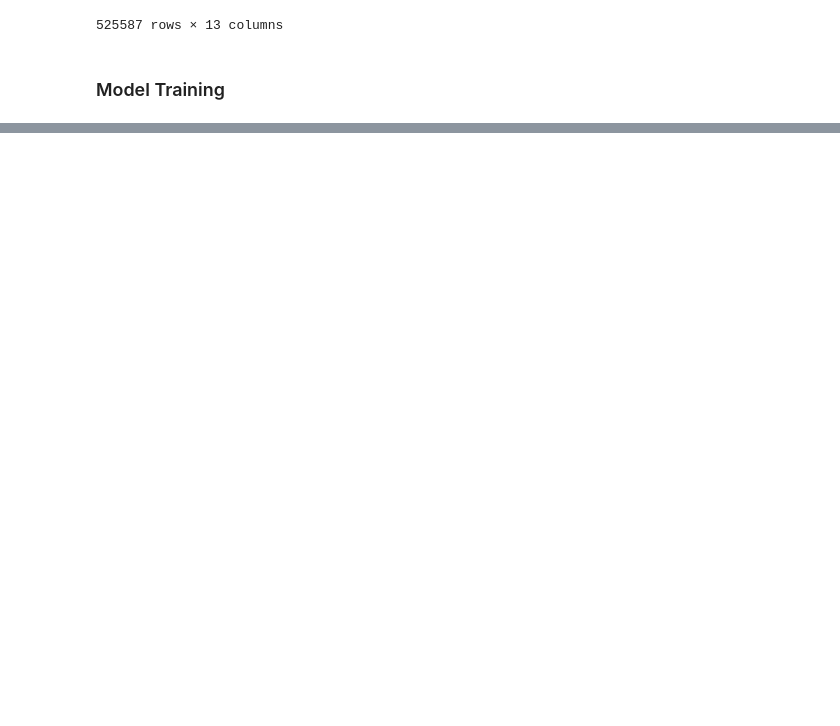
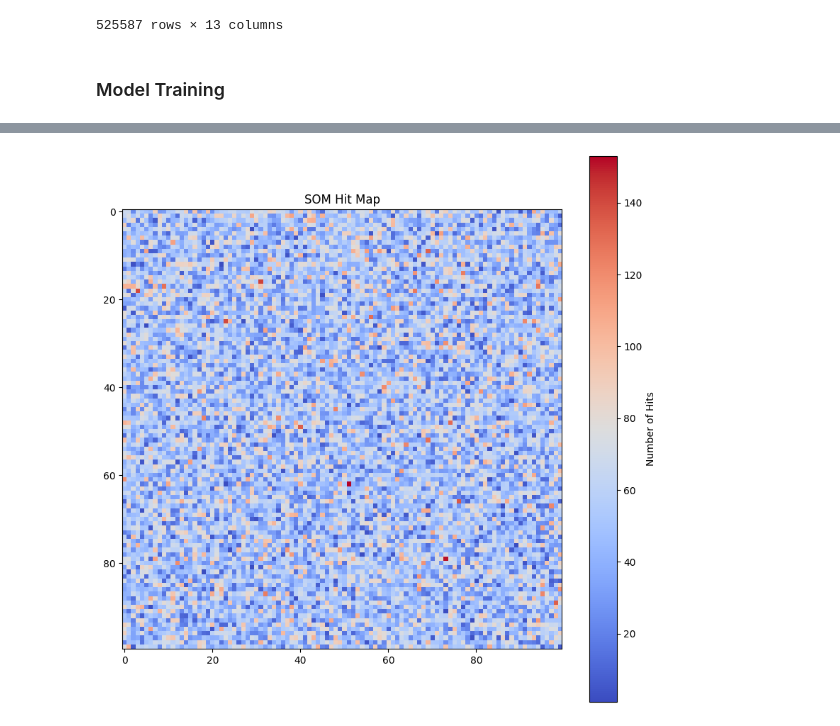
Before and after one commit to NicoCereghini/DSC-288R---Spotify-Capstone-Project, a Jupyter notebook: src/notebooks/SoM.ipynb, the cells around one changed output, grey strips where cells are left out. Saved outputs shown, nothing was run; the diff lists cells and outputs as text; code cells hidden in the pictures; blank space fills up the shorter version.

```diff
--- a/src/notebooks/SoM.ipynb
+++ b/src/notebooks/SoM.ipynb
@@ -177,2 +143,23 @@ plt.show()
 # %%
-#import susi
+neighborhood_functions = ['gaussian', 'mexican_hat', 'bubble', 'triangle']
+activation_distance = ['euclidean', 'cosine', 'manhattan', 'chebyshev']
+lowest_inertia = float('inf')
+best_som = None
+for i in range(4):
+    for j in range(4):
+        som = MiniSom(100, 100, 13, sigma=1.0, learning_rate=0.3,neighborhood_function=neighborhood_functions[i],activation_distance=activation_distance[j])
+
+        som.random_weights_init(X_pca_final)
+
+        som.train_random(X_pca_final,525587) # One iteration per Sample
+
+        bmu_indices = np.array([som.winner(x) for x in X_pca_final])
+        bmu_weights = np.array([som.get_weights()[x, y] for x, y in bmu_indices])
+
+        inertia = np.sum(np.linalg.norm(X_pca_final - bmu_weights, axis=1) ** 2)
+        print(f"n_func: {neighborhood_functions[i]} a_distance: {activation_distance[j]} inertia: {inertia}")
+
+        if inertia < lowest_inertia:
+            best_som = som
+            inertia = lowest_inertia
+som = best_som
@@ -186,0 +183,22 @@ plt.show()
+# %%
+som = MiniSom(100, 100, 13, sigma=1.0, learning_rate=0.3,neighborhood_function='triangle',activation_distance='euclidean')
+som.random_weights_init(X_pca_final)
+som.train_random(X_pca_final,525587)
+# %%
+from collections import Counter
+
+bmus = [tuple(som.winner(d)) for d in X_pca_final]
+bmu_counts = Counter(bmus)
+
+hit_map = np.zeros((100, 100))
+for (x, y), count in bmu_counts.items():
+    hit_map[x, y] = count
+
+# Hit Map
+plt.figure(figsize=(10, 10))
+plt.imshow(hit_map, cmap='coolwarm', origin='upper')
+plt.colorbar(label="Number of Hits")
+plt.title("SOM Hit Map")
+plt.show()
+# %% [output]
+[figure, added]
```
Also changed, not shown: parts of 11 cells of this notebook.
